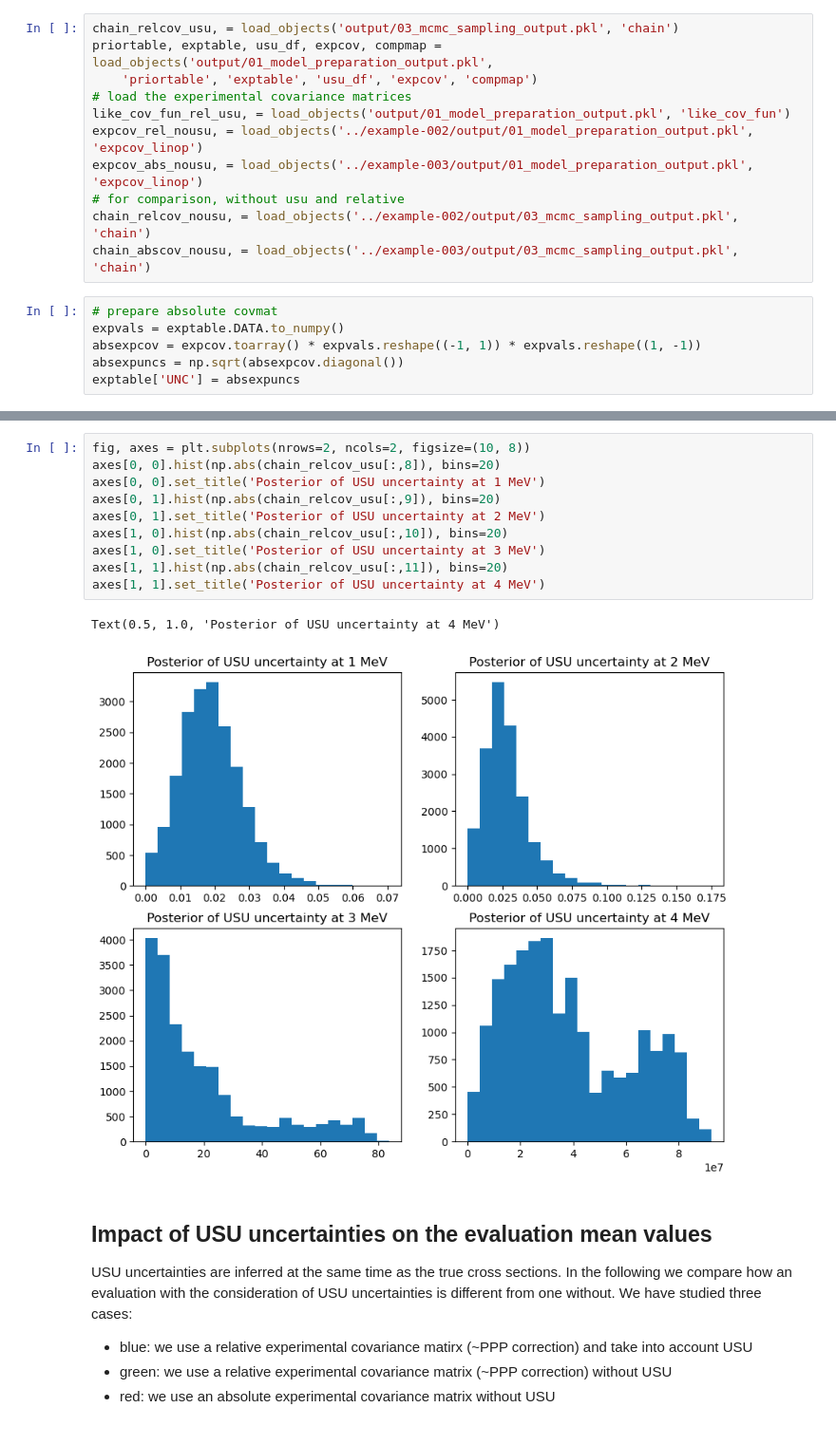
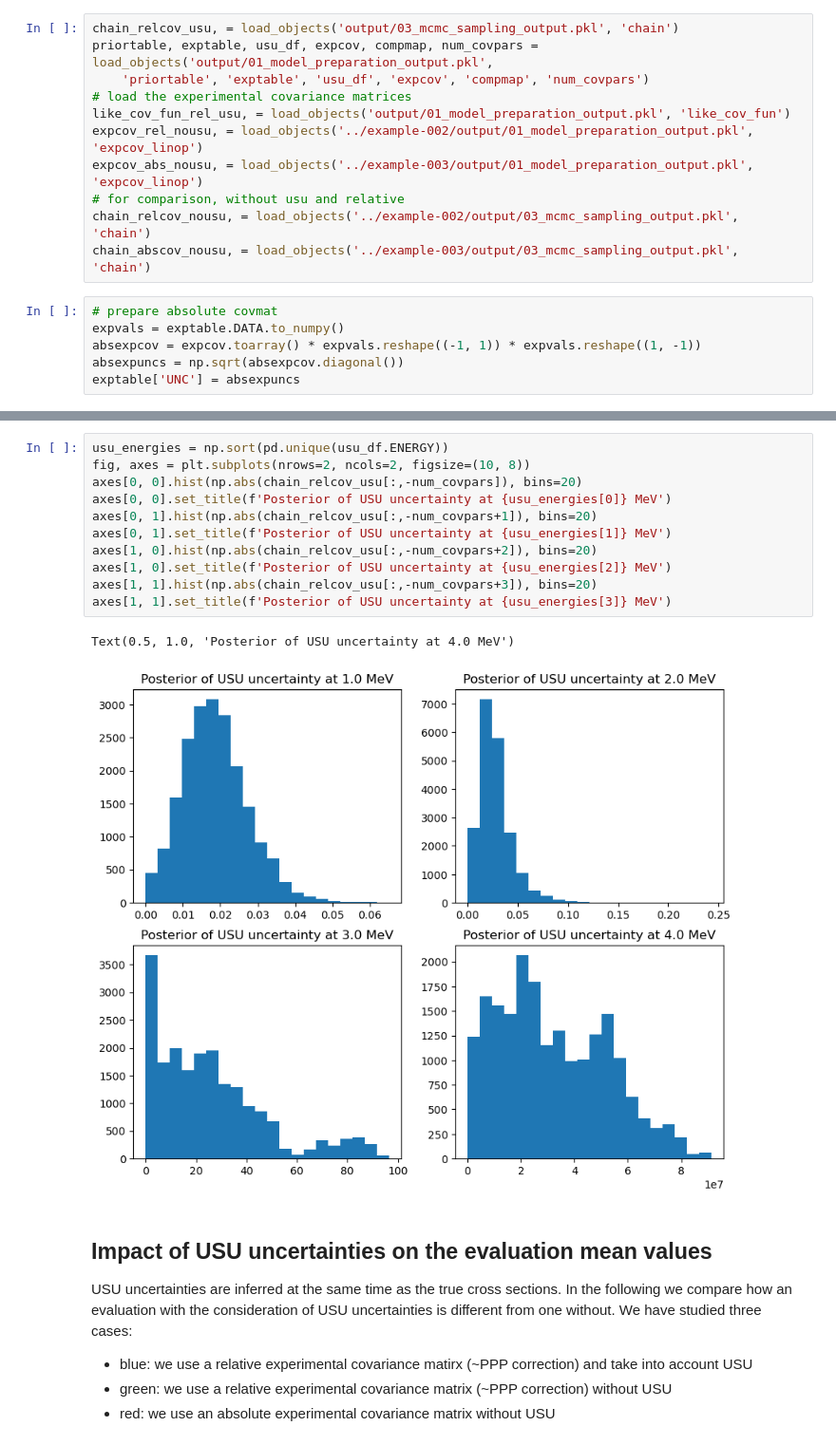
Before and after one commit to IAEA-NDS/gmapy, a Jupyter notebook: examples/tensorflow/example-001/04_visualization.ipynb, the cells around one changed output, grey strips where cells are left out. Shown at 95% size. Drawn from its saved outputs; the diff is of its cells as text.

```diff
--- a/examples/tensorflow/example-001/04_visualization.ipynb
+++ b/examples/tensorflow/example-001/04_visualization.ipynb
@@ -29,7 +36,7 @@ import tensorflow as tf
 # %%
 chain_relcov_usu, = load_objects('output/03_mcmc_sampling_output.pkl', 'chain')
-priortable, exptable, usu_df, expcov, compmap = load_objects('output/01_model_preparation_output.pkl',
-    'priortable', 'exptable', 'usu_df', 'expcov', 'compmap')
+priortable, exptable, usu_df, expcov, compmap, num_covpars = load_objects('output/01_model_preparation_output.pkl',
+    'priortable', 'exptable', 'usu_df', 'expcov', 'compmap', 'num_covpars')
 # load the experimental covariance matrices
 like_cov_fun_rel_usu, = load_objects('output/01_model_preparation_output.pkl', 'like_cov_fun')
 expcov_rel_nousu, = load_objects('../example-002/output/01_model_preparation_output.pkl', 'expcov_linop')
@@ -71,16 +91,17 @@ As mentioned above, USU uncertainties are given on a pre-defined energy mesh (1,
 # %%
+usu_energies = np.sort(pd.unique(usu_df.ENERGY))
 fig, axes = plt.subplots(nrows=2, ncols=2, figsize=(10, 8))
-axes[0, 0].hist(np.abs(chain_relcov_usu[:,8]), bins=20)
-axes[0, 0].set_title('Posterior of USU uncertainty at 1 MeV')
-axes[0, 1].hist(np.abs(chain_relcov_usu[:,9]), bins=20)
-axes[0, 1].set_title('Posterior of USU uncertainty at 2 MeV')
-axes[1, 0].hist(np.abs(chain_relcov_usu[:,10]), bins=20)
-axes[1, 0].set_title('Posterior of USU uncertainty at 3 MeV')
-axes[1, 1].hist(np.abs(chain_relcov_usu[:,11]), bins=20)
-axes[1, 1].set_title('Posterior of USU uncertainty at 4 MeV')
+axes[0, 0].hist(np.abs(chain_relcov_usu[:,-num_covpars]), bins=20)
+axes[0, 0].set_title(f'Posterior of USU uncertainty at {usu_energies[0]} MeV')
+axes[0, 1].hist(np.abs(chain_relcov_usu[:,-num_covpars+1]), bins=20)
+axes[0, 1].set_title(f'Posterior of USU uncertainty at {usu_energies[1]} MeV')
+axes[1, 0].hist(np.abs(chain_relcov_usu[:,-num_covpars+2]), bins=20)
+axes[1, 0].set_title(f'Posterior of USU uncertainty at {usu_energies[2]} MeV')
+axes[1, 1].hist(np.abs(chain_relcov_usu[:,-num_covpars+3]), bins=20)
+axes[1, 1].set_title(f'Posterior of USU uncertainty at {usu_energies[3]} MeV')
 # %% [output]
-Text(0.5, 1.0, 'Posterior of USU uncertainty at 4 MeV')
+Text(0.5, 1.0, 'Posterior of USU uncertainty at 4.0 MeV')
-[figure, old version]
+[figure, new version]
 # %% [markdown]
 ## Impact of USU uncertainties on the evaluation mean values
 
```
Also changed, not shown: parts of 17 cells of this notebook, 3 other files.
